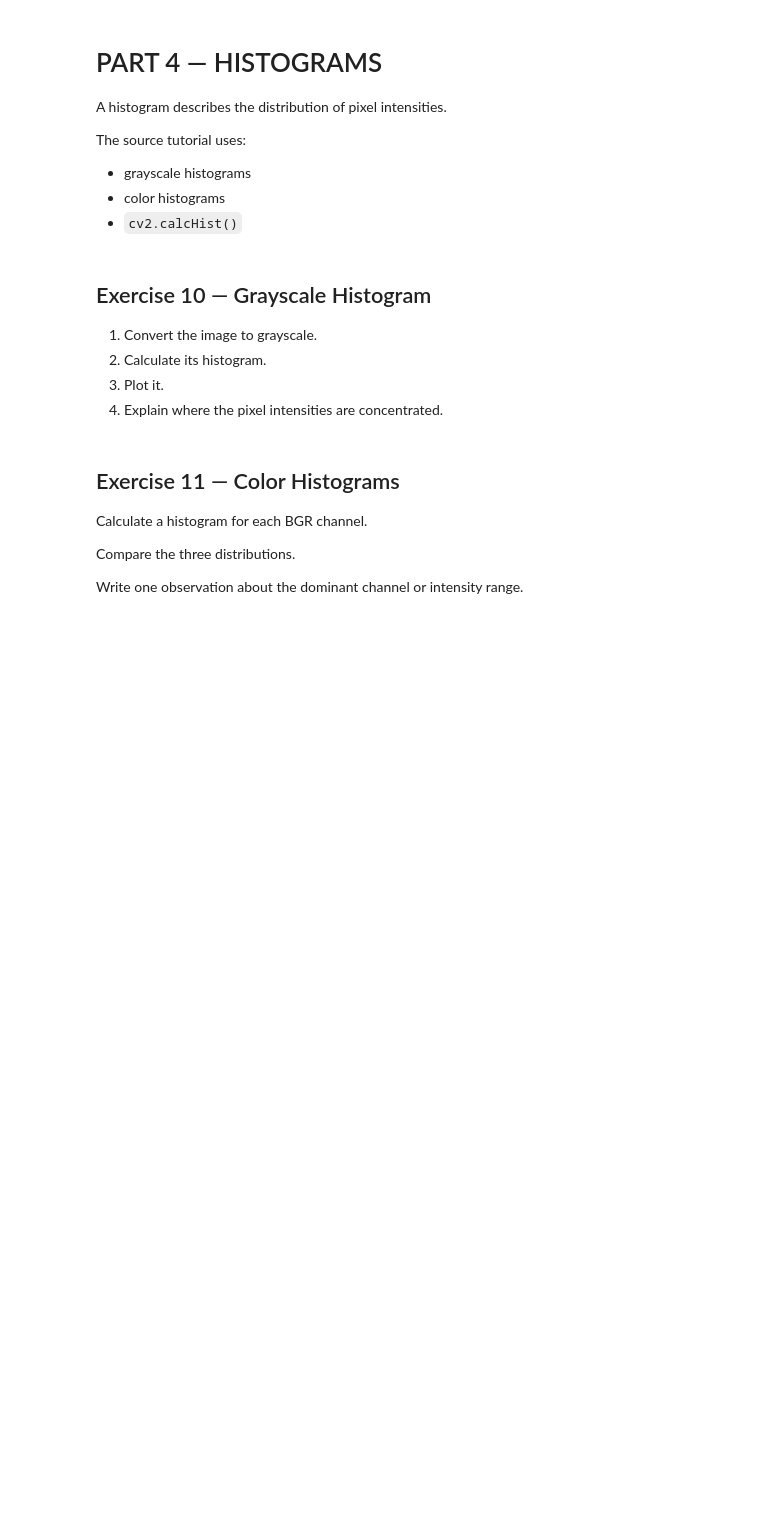
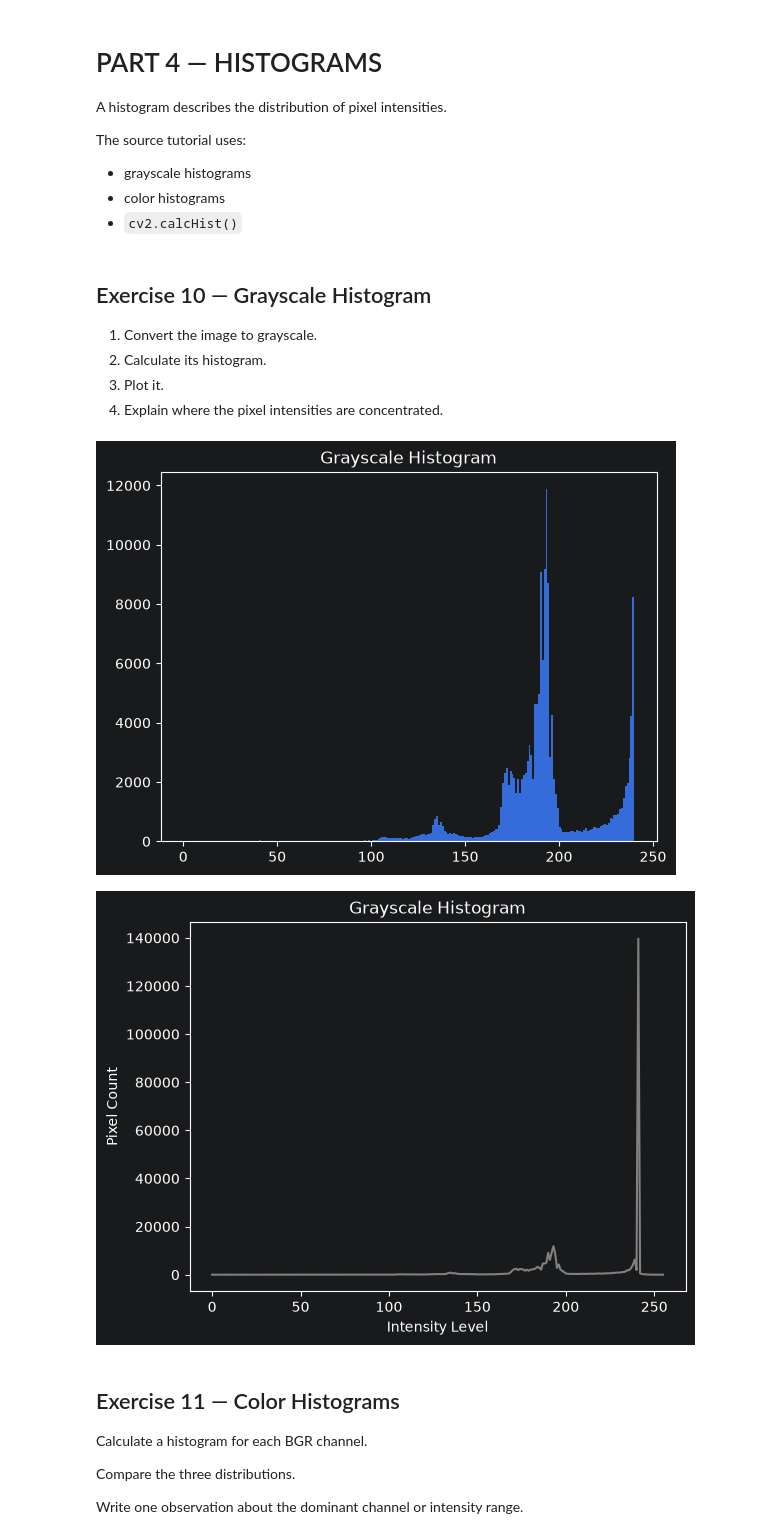
Before and after one commit to elifKALENDER/Data_Science_Execises, a Jupyter notebook: week_2/Week_2_OpenCV_Kaggle_Integrated_Workbook.ipynb, the cells around one changed output. Saved outputs shown, nothing was run; the diff lists cells and outputs as text; code cells hidden in the pictures; blank space fills up the shorter version.

```diff
--- a/week_2/Week_2_OpenCV_Kaggle_Integrated_Workbook.ipynb
+++ b/week_2/Week_2_OpenCV_Kaggle_Integrated_Workbook.ipynb
@@ -527,6 +582,30 @@ The source tutorial uses:
 4. Explain where the pixel intensities are concentrated.
 # %%
 # TODO
+
+
+duck_img=cv2.imread("images/test.jpg")
+duck_gray=cv2.cvtColor(duck_img, cv2.COLOR_BGR2GRAY)
+
+plt.hist(duck_gray.ravel(),239,[0,240])
+plt.title("Grayscale Histogram")
+plt.show()
+
+# Convert the image to grayscale
+gray = cv2.cvtColor(duck_img, cv2.COLOR_BGR2GRAY)
+
+# Calculate the grayscale histogram using cv2.calcHist()
+hist = cv2.calcHist([gray], [0], None, [256], [0, 256])
+
+# Display the histogram using matplotlib
+plt.plot(hist, color='gray')
+plt.xlabel('Intensity Level')
+plt.ylabel('Pixel Count')
+plt.title('Grayscale Histogram')
+plt.show()
+# %% [output]
+[figure, added]
+[figure, added]
 # %% [markdown]
 ## Exercise 11 — Color Histograms
 
```
Also changed, not shown: parts of 4 cells of this notebook.
